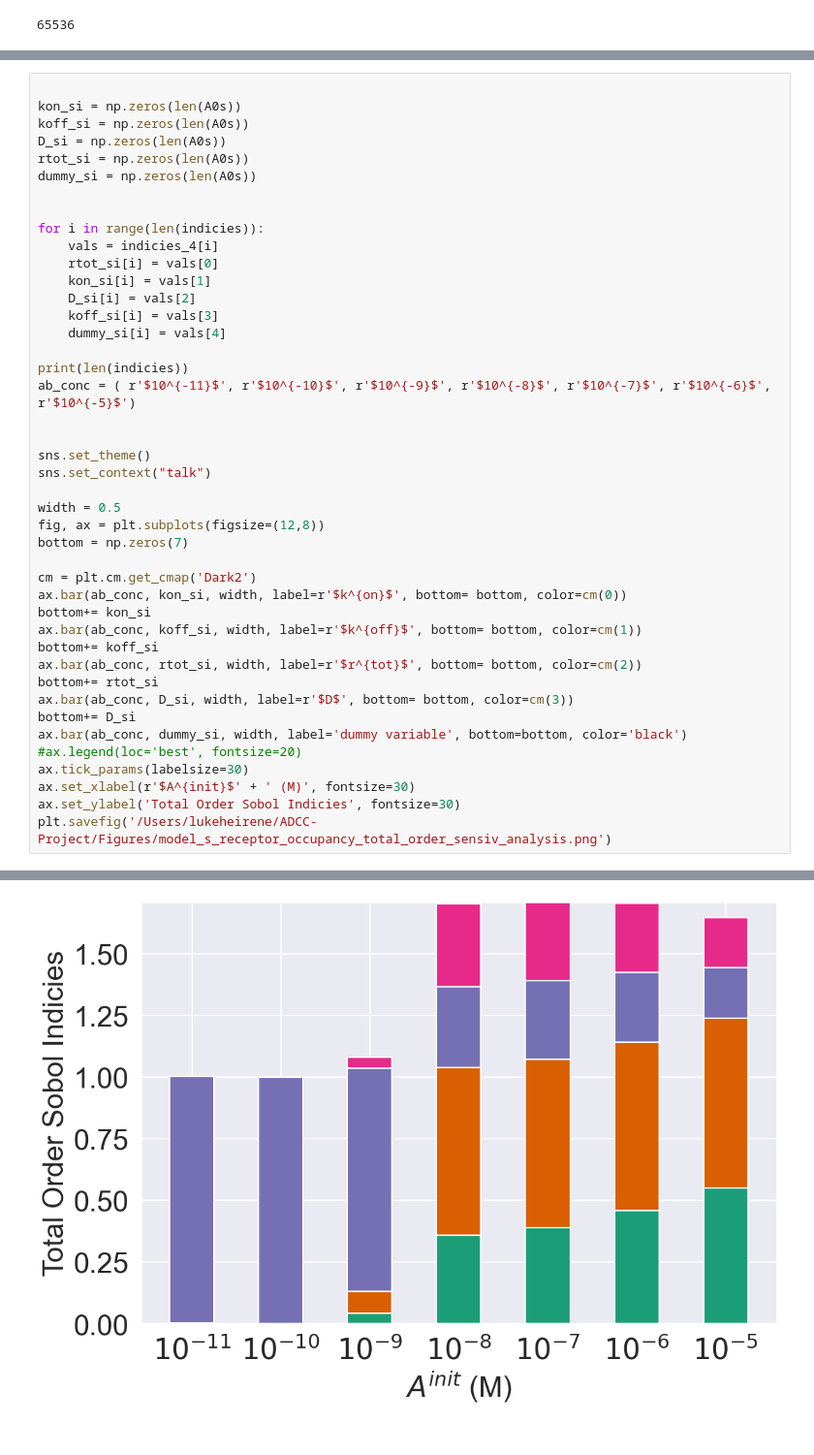
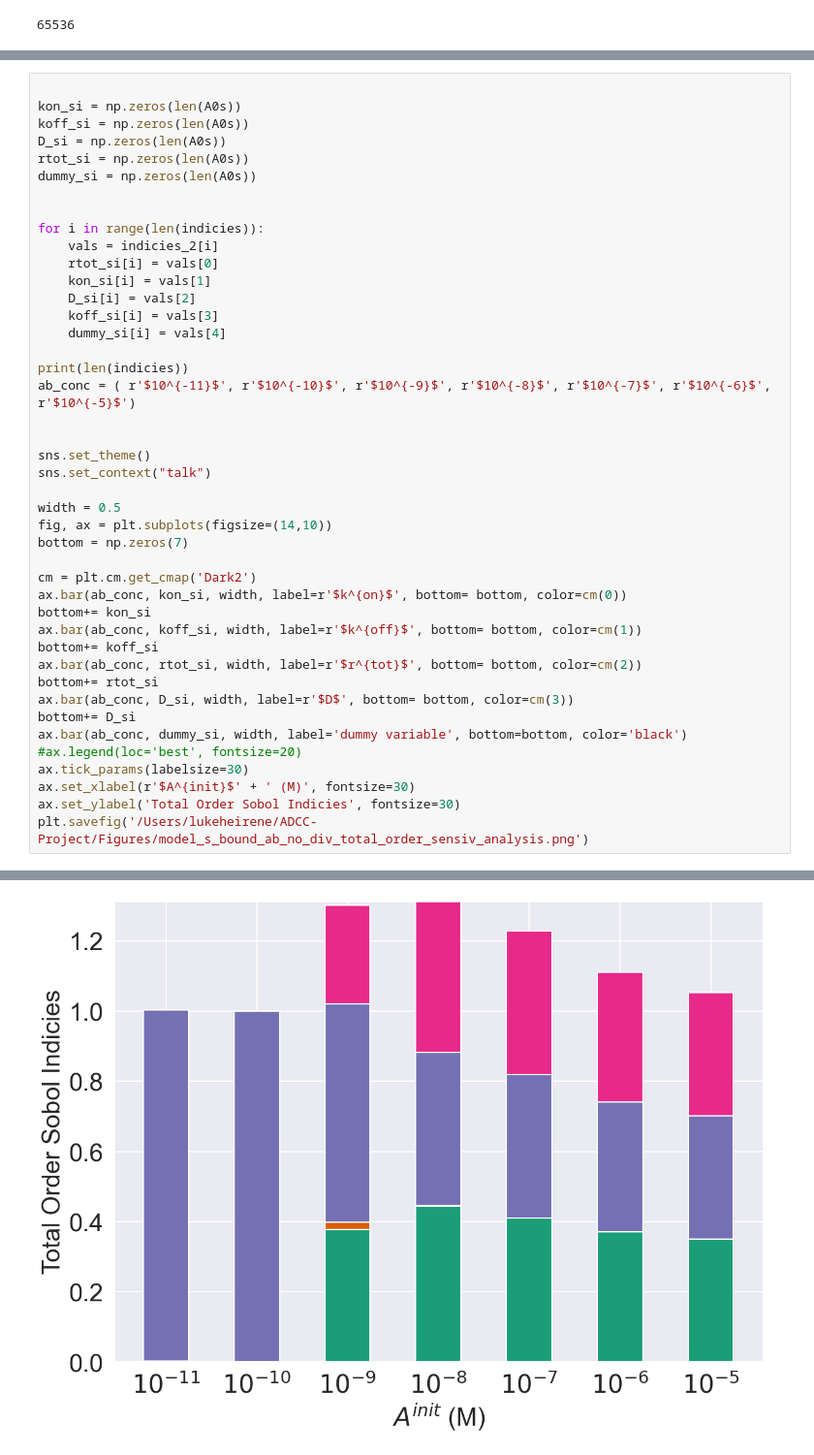
Before and after one commit to lukedtc/ADCC-Project, a Jupyter notebook: Corrected_model/model_s_single_cell_sensiv_analysis.ipynb, the cells around one changed output, grey strips where cells are left out. Shown at 97% size. Drawn from its saved outputs; the diff is of its cells as text.

Commit message:
update figures

```diff
--- a/Corrected_model/model_s_single_cell_sensiv_analysis.ipynb
+++ b/Corrected_model/model_s_single_cell_sensiv_analysis.ipynb
@@ -233,42 +233,42 @@ dummy_si = np.zeros(len(A0s))
 
 
 for i in range(len(indicies)):
-    vals = indicies_4[i]
+    vals = indicies_2[i]
     rtot_si[i] = vals[0]
     kon_si[i] = vals[1]
     D_si[i] = vals[2]
     koff_si[i] = vals[3]
     dummy_si[i] = vals[4]
 
 print(len(indicies))
 ab_conc = ( r'$10^{-11}$', r'$10^{-10}$', r'$10^{-9}$', r'$10^{-8}$', r'$10^{-7}$', r'$10^{-6}$', r'$10^{-5}$')
 
 
 sns.set_theme()
 sns.set_context("talk")
 
 width = 0.5
-fig, ax = plt.subplots(figsize=(12,8))
+fig, ax = plt.subplots(figsize=(14,10))
 bottom = np.zeros(7)
 
 cm = plt.cm.get_cmap('Dark2')
 ax.bar(ab_conc, kon_si, width, label=r'$k^{on}$', bottom= bottom, color=cm(0))
 bottom+= kon_si
 ax.bar(ab_conc, koff_si, width, label=r'$k^{off}$', bottom= bottom, color=cm(1))
 bottom+= koff_si
 ax.bar(ab_conc, rtot_si, width, label=r'$r^{tot}$', bottom= bottom, color=cm(2))
 bottom+= rtot_si
 ax.bar(ab_conc, D_si, width, label=r'$D$', bottom= bottom, color=cm(3))
 bottom+= D_si
 ax.bar(ab_conc, dummy_si, width, label='dummy variable', bottom=bottom, color='black')
 #ax.legend(loc='best', fontsize=20)
 ax.tick_params(labelsize=30)
 ax.set_xlabel(r'$A^{init}$' + ' (M)', fontsize=30)
 ax.set_ylabel('Total Order Sobol Indicies', fontsize=30)
-plt.savefig('/Users/lukeheirene/ADCC-Project/Figures/model_s_receptor_occupancy_total_order_sensiv_analysis.png')
+plt.savefig('/Users/lukeheirene/ADCC-Project/Figures/model_s_bound_ab_no_div_total_order_sensiv_analysis.png')
 # %% [output]
 7
-[figure, old version]
+[figure, new version]
 # %%
 
 kon_si = np.zeros(len(A0s))
```
Also changed, not shown: parts of 1 cell of this notebook, 5 other files.
